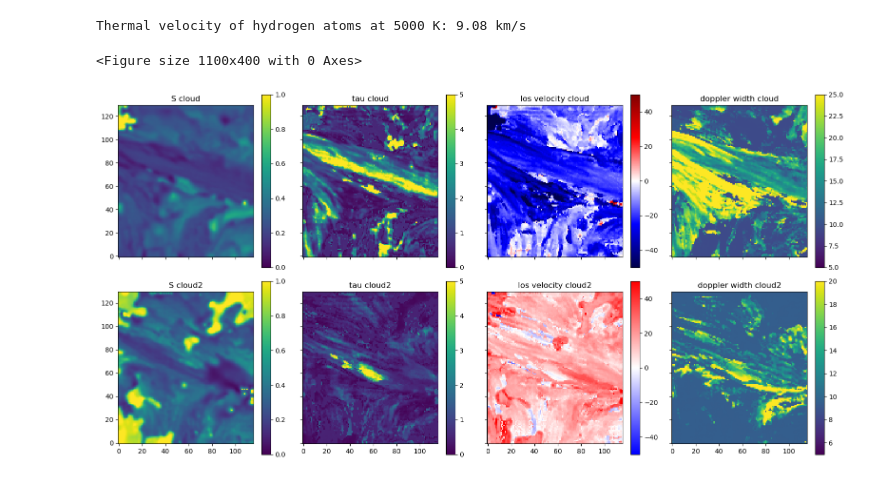
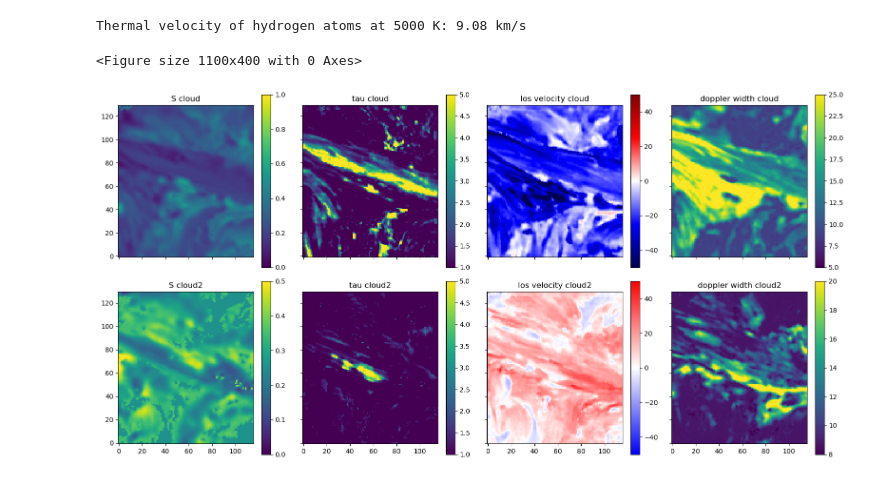
Before and after one commit to ivanzmilic/cloudtorch, a Jupyter notebook: main_gpu_bck_mparams.ipynb, the cells around one changed output. Cells and saved outputs as stored; diff of their text form; code cells hidden in the pictures.

Commit message:
Added a max regularization and played a bit more with regularization

```diff
--- a/main_gpu_bck_mparams.ipynb
+++ b/main_gpu_bck_mparams.ipynb
@@ -109,40 +110,41 @@ def optimization(optimizer,niterations,parameters,model, xl, obs, obs_back):
         reguloss = chi2loss*0.0
 
         # Strongly regularize the source function gradients. We want it super smooth.
-        reguloss += 5e1*regu2(parameters, 0, obs)
-        reguloss += 1e1*regu2(parameters, 5, obs)
+        reguloss += 1e2*regu2(parameters, 0, obs)
+        reguloss += 1e2*regu2(parameters, 5, obs)
 
-        # regularize velocity slightly:
+        # regularize tau slightly
         reguloss += 1e-3*regu2(parameters, 1, obs)
         reguloss += 1e-3*regu2(parameters, 6, obs)
 
         # LOS velocity - should be regularized too, gently
-        #reguloss += 1e-2*regu2(parameters, 2, obs)
-        #reguloss += 1e-2*regu2(parameters, 7, obs)
+        reguloss += 1e-3*regu2(parameters, 2, obs)
+        reguloss += 1e-3*regu2(parameters, 7, obs)
 
-        # Doppler width - should be regularized too
-        reguloss += 1e7*regu_min(parameters, 3, obs.reshape(1,obs.shape[0],obs.shape[1],-1), 9.0)
-        reguloss += 1e7*regu_min(parameters, 8, obs.reshape(1,obs.shape[0],obs.shape[1],-1), 9.0)
+        # And the same for the Doppler width, but even more gently
+        reguloss += 1e-2*regu2(parameters, 3, obs)
+        reguloss += 1e-2*regu2(parameters, 8, obs)
 
-        # Optical thickness - should be regularized too
-        # reguloss += 1e0*regu2(parameters, 4, obs)
-        # reguloss += 1e0*regu2(parameters, 9, obs)
+        # Doppler width - should be regularized using regu-min to not have lower values than, say 8 km /s
+        reguloss += 1e8*regu_min(parameters, 3, obs.reshape(1,obs.shape[0],obs.shape[1],-1), 8.0)
+        reguloss += 1e8*regu_min(parameters, 8, obs.reshape(1,obs.shape[0],obs.shape[1],-1), 8.0)
 
-        # First regularization is that S cannot be negative:
-        #print(parameters.shape)
-        #print (obs.shape)
-        reguloss += 1e6*regu_min(parameters, 0, obs.reshape(1,obs.shape[0],obs.shape[1],-1), 0.0)
-        reguloss += 1e6*regu_min(parameters, 5, obs.reshape(1,obs.shape[0],obs.shape[1],-1), 0.0)
-        reguloss += 1e6*regu_min(parameters, 1, obs.reshape(1,obs.shape[0],obs.shape[1],-1), 0.0)
-        reguloss += 1e6*regu_min(parameters, 6, obs.reshape(1,obs.shape[0],obs.shape[1],-1), 0.0)
+        # Additional regularization is that S and tau cannot be negative:
+        reguloss += 1e7*regu_min(parameters, 0, obs.reshape(1,obs.shape[0],obs.shape[1],-1), 0.0)
+        reguloss += 1e7*regu_min(parameters, 5, obs.reshape(1,obs.shape[0],obs.shape[1],-1), 0.0)
+        reguloss += 1e7*regu_min(parameters, 1, obs.reshape(1,obs.shape[0],obs.shape[1],-1), 0.0)
+        reguloss += 1e7*regu_min(parameters, 6, obs.reshape(1,obs.shape[0],obs.shape[1],-1), 0.0)
 
-
+        # Additional regularization is that S cannot be too large
+        reguloss += 1e7*regu_max(parameters, 0, obs.reshape(1,obs.shape[0],obs.shape[1],-1), 0.6)
+        reguloss += 1e7*regu_max(parameters, 5, obs.reshape(1,obs.shape[0],obs.shape[1],-1), 0.6)
 
         loss = chi2loss + reguloss
 
         loss.backward()              #calculate gradients
-        optimizer.step()             #step fordward
+        optimizer.step()             #step forward
 
+        # Now the if below is just a debug that we use in case our exponents explode.
         if (chi2loss.item() != chi2loss.item()):  #check for NaN
             print("NaN detected. Stopping optimization.")
 
@@ -374,23 +374,23 @@ Thermal velocity of hydrogen atoms at 5000 K: 9.08 km/s
 # %%
 labels = ['S cloud', 'tau cloud', 'los velocity cloud', 'doppler width cloud',
           'S cloud2', 'tau cloud2', 'los velocity cloud2',
           'doppler width cloud2']
 
 to_plot = np.array([0,1,2,3,5,6,7,8])
-vmin_limit  = np.array([0.0, 0.0, -50.0, 5.0, 0.0, 0.0, -50.0, 5.0])
-vmaX_limit  = np.array([1.0, 5.0, 50.0, 25.0, 1.0, 5.0, 50.0, 20.0])
+vmin_limit  = np.array([0.0, 1.0, -50.0, 5.0, 0.0, 1.0, -50.0, 8.0])
+vmaX_limit  = np.array([1.0, 5.0, 50.0, 25.0, 0.5, 5.0, 50.0, 20.0])
 
 cmaps = ['viridis', 'viridis', 'seismic', 'viridis', 'viridis', 'viridis', 'bwr', 'viridis']
 
 plt.figure(figsize=[11, 4])
 fig, axes = plt.subplots(2, 4, figsize=[16, 8], sharex=True, sharey=True)
 ax = axes.flatten()
 for i in range(8):
     im = ax[i].imshow(parameters[:, :, to_plot[i]].T, origin='lower', cmap=cmaps[i], vmin=vmin_limit[i], vmax=vmaX_limit[i])
     ax[i].set_title(labels[i])
     fig.colorbar(im, ax=ax[i])
 plt.tight_layout()
 plt.savefig("inversion_results.png", bbox_inches='tight')
 # %% [output]
 <Figure size 1100x400 with 0 Axes>
-[figure, old version]
+[figure, new version]
```
Also changed, not shown: parts of 13 cells of this notebook, 1 other file.
